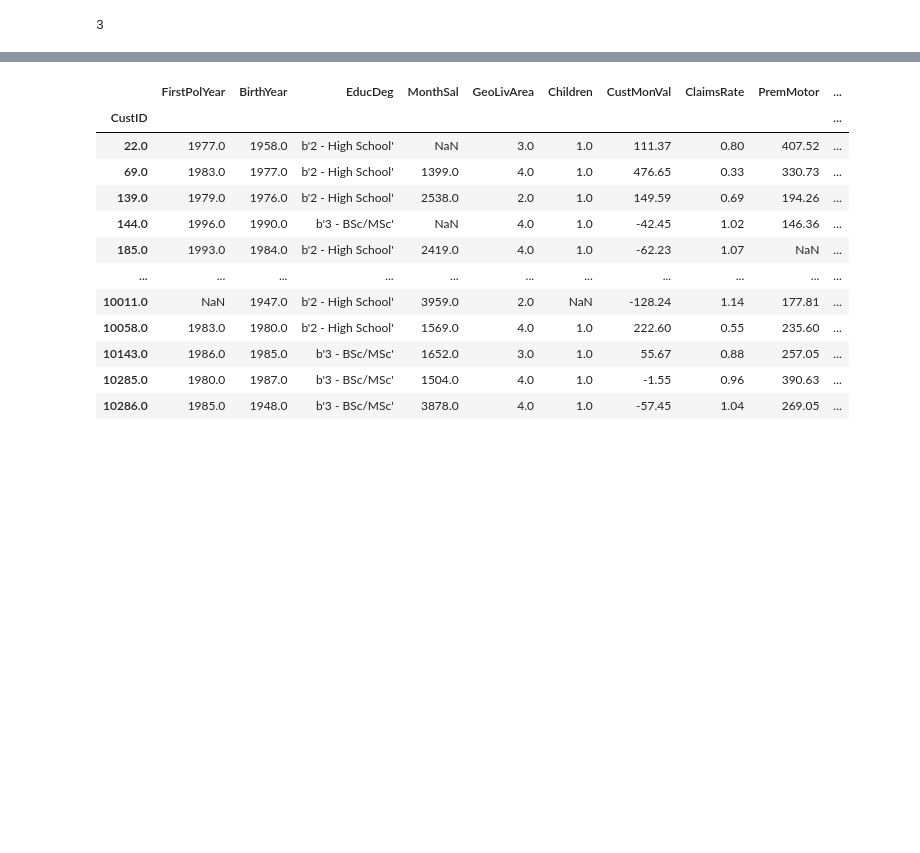
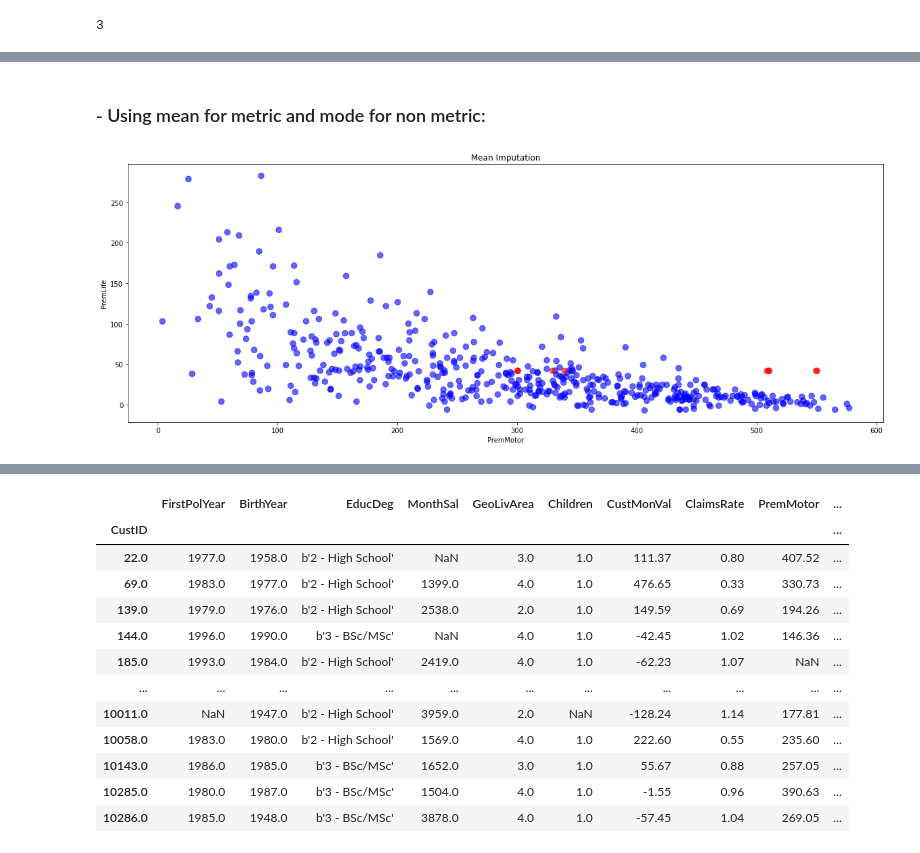
Before and after one commit to henrymmarques/DMProject, a Jupyter notebook: preprocess.ipynb, the cells around one changed output, grey strips where cells are left out. Drawn from its saved outputs; the diff is of its cells as text; code cells hidden in the pictures; blank space fills up the shorter version.

```diff
--- a/preprocess.ipynb
+++ b/preprocess.ipynb
@@ -81,0 +119,18 @@ df_filled[metric_features] = imputer.fit_transform(df_filled[metric_features])
+# %% [markdown]
+### - Using mean for metric and mode for non metric:
+# %%
+# Mean Imputation
+
+df_mean = df.copy()
+mean_imputer = SimpleImputer(strategy='mean')
+df_mean[metric_features] = mean_imputer.fit_transform(df_mean[metric_features].values)
+df_mean[non_metric_features] = mode_imputer.fit_transform(df_mean[non_metric_features].values)
+
+
+# Scatter plot
+
+fig = plt.Figure()
+null_values = df['PremLife'].isnull()
+fig = df_mean[4020:4502].plot(x='PremMotor', y='PremLife', kind='scatter', c=null_values[4020:4502], cmap='bwr', title='Mean Imputation', colorbar=False, alpha=0.6, figsize=(20,7), s=72)
+# %% [output]
+[figure, added]
```
Also changed, not shown: parts of 36 cells of this notebook.
